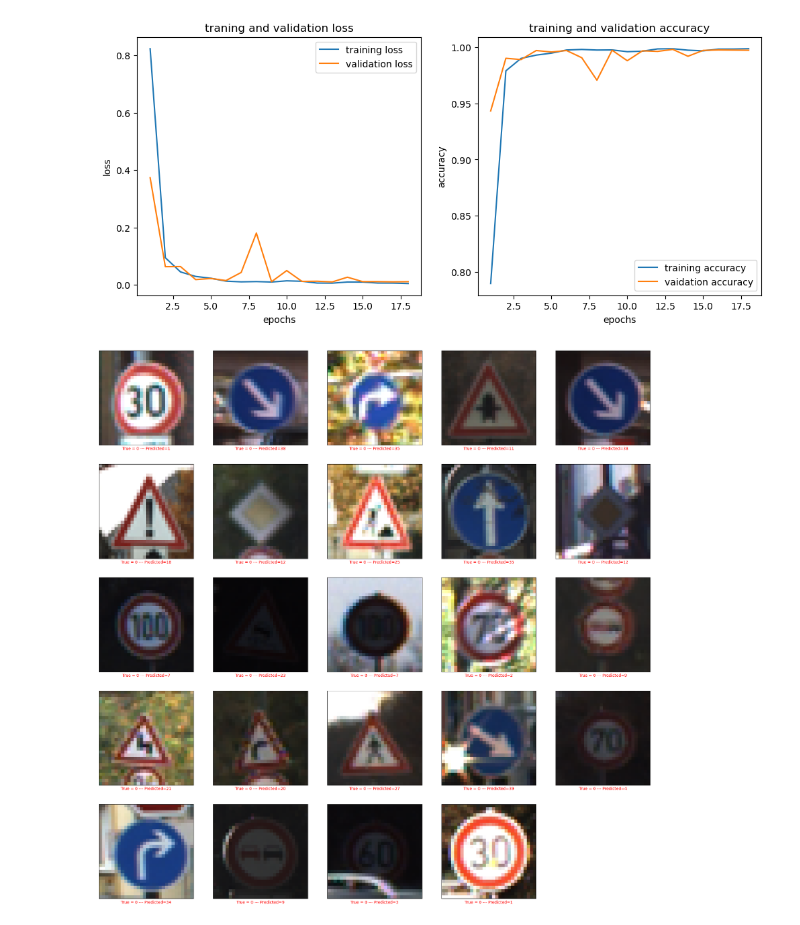
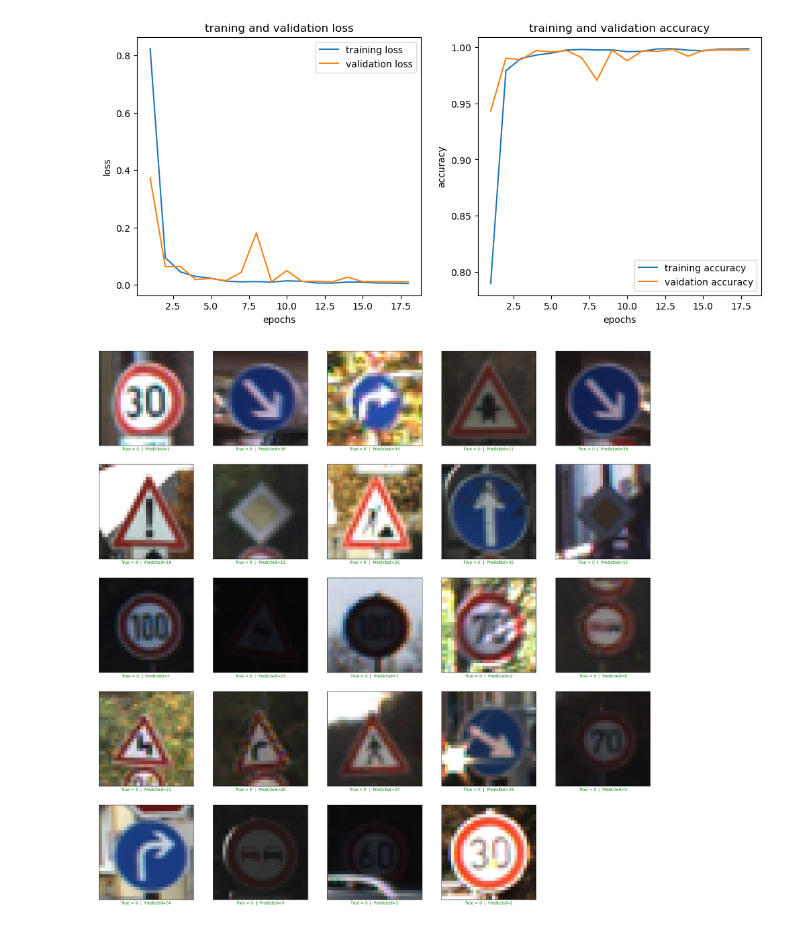
Before and after one commit to TariqAlhathloul/GTS_CNN, a Jupyter notebook: GTS_CNN.ipynb, the cells around one changed output. Cells and saved outputs as stored; diff of their text form; code cells hidden in the pictures.

```diff
--- a/GTS_CNN.ipynb
+++ b/GTS_CNN.ipynb
@@ -283,21 +287,20 @@ plt.show()
 # %%
 plt.figure(figsize=(25, 25))
 
-start_index=0
-
+index=0
 for i in range(1, 25):
     plt.subplot(5,5, i)
     plt.grid(False)
     plt.xticks([])
     plt.yticks([])
-    prediction = y_pred[start_index + i]
-    true = labels[start_index + i]
+    prediction = y_pred[index + i]
+    true = labels[index + i]
     col='g'
-    if prediction != true:
+    if prediction == true:
         col='red'
-    plt.xlabel(f"True = {true} --- Predicted={prediction}", color=col)
-    plt.imshow(X_test[start_index + i])
+    plt.xlabel(f"True = {true}  |  Predicted={prediction}", color=col)
+    plt.imshow(X_test[index + i])
 
 plt.show()
 # %% [output]
-[figure, old version]
+[figure, new version]
```
Also changed, not shown: parts of 2 cells of this notebook.
